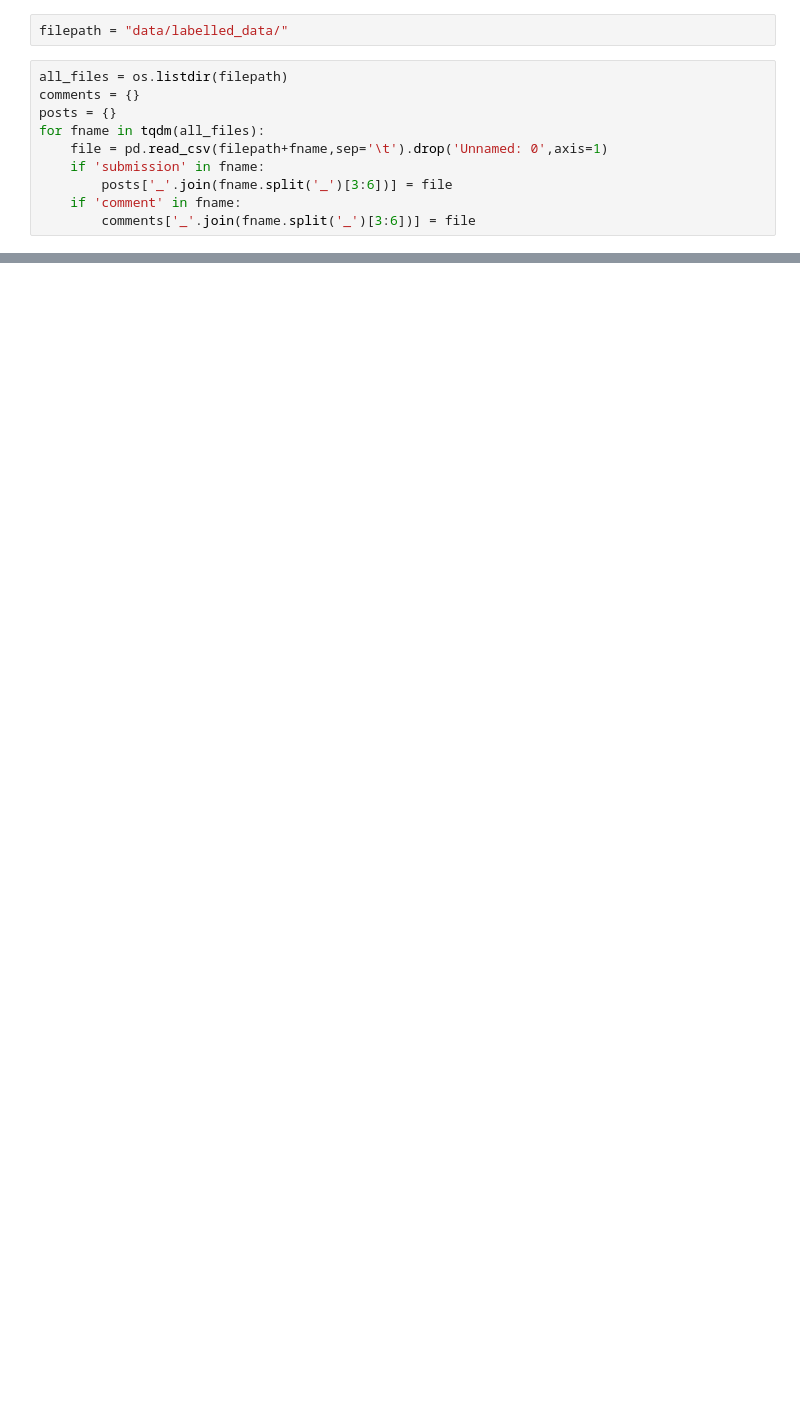
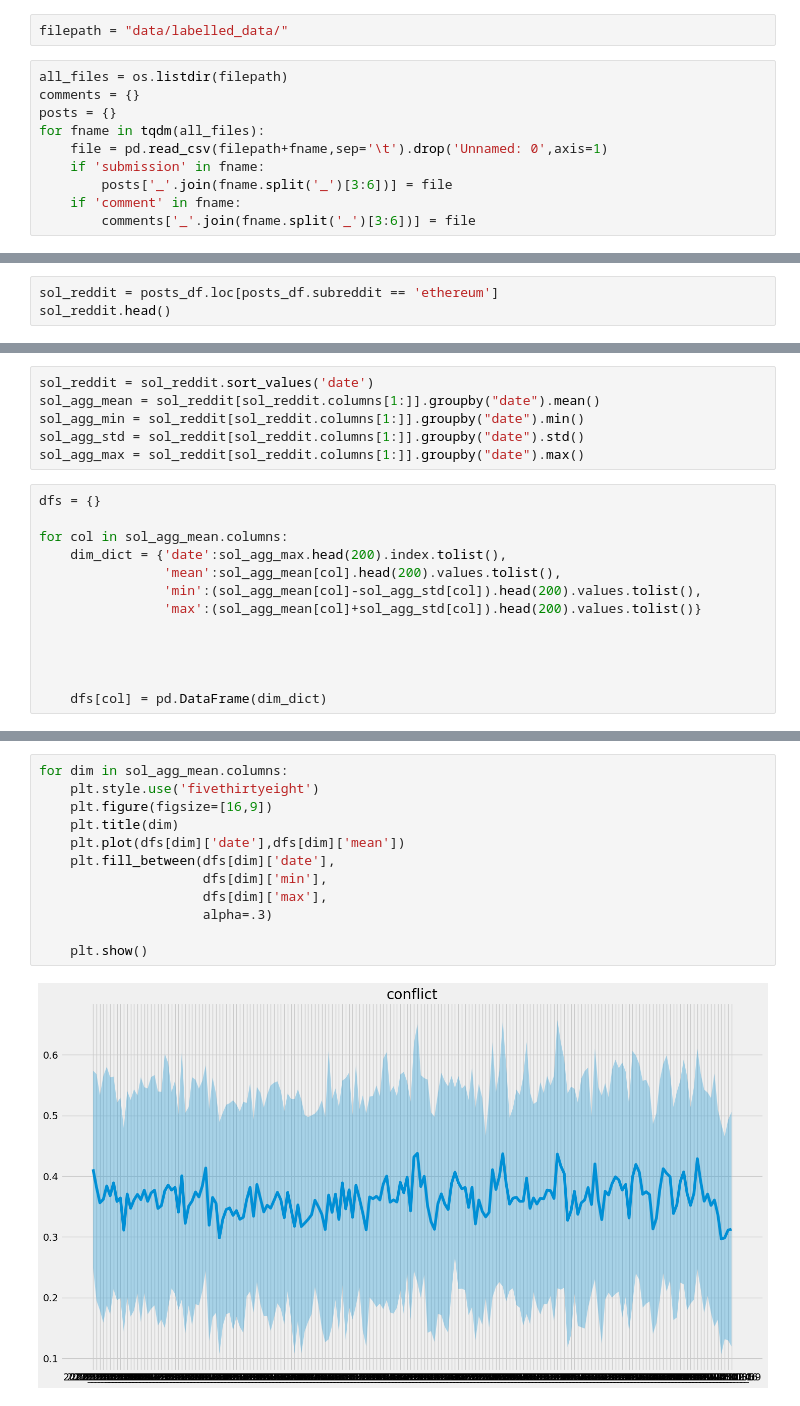
Before and after one commit to DueViktor/WildDataExam, a Jupyter notebook: CorrelationAnalysis.ipynb, the cells around one changed output, grey strips where cells are left out. Saved outputs shown, nothing was run; the diff lists cells and outputs as text; blank space fills up the shorter version.

```diff
--- a/CorrelationAnalysis.ipynb
+++ b/CorrelationAnalysis.ipynb
@@ -19,0 +120,3 @@ for fname in tqdm(all_files):
+# %%
+sol_reddit = posts_df.loc[posts_df.subreddit == 'ethereum']
+sol_reddit.head()
@@ -19,0 +135,19 @@ for fname in tqdm(all_files):
+# %%
+sol_reddit = sol_reddit.sort_values('date')
+sol_agg_mean = sol_reddit[sol_reddit.columns[1:]].groupby("date").mean()
+sol_agg_min = sol_reddit[sol_reddit.columns[1:]].groupby("date").min()
+sol_agg_std = sol_reddit[sol_reddit.columns[1:]].groupby("date").std()
+sol_agg_max = sol_reddit[sol_reddit.columns[1:]].groupby("date").max()
+# %%
+dfs = {}
+
+for col in sol_agg_mean.columns:
+    dim_dict = {'date':sol_agg_max.head(200).index.tolist(),
+                'mean':sol_agg_mean[col].head(200).values.tolist(),
+                'min':(sol_agg_mean[col]-sol_agg_std[col]).head(200).values.tolist(),
+                'max':(sol_agg_mean[col]+sol_agg_std[col]).head(200).values.tolist()}
+
+
+
+
+    dfs[col] = pd.DataFrame(dim_dict)
@@ -19,0 +170,14 @@ for fname in tqdm(all_files):
+# %%
+for dim in sol_agg_mean.columns:
+    plt.style.use('fivethirtyeight')
+    plt.figure(figsize=[16,9])
+    plt.title(dim)
+    plt.plot(dfs[dim]['date'],dfs[dim]['mean'])
+    plt.fill_between(dfs[dim]['date'],
+                     dfs[dim]['min'],
+                     dfs[dim]['max'],
+                     alpha=.3)
+
+    plt.show()
+# %% [output]
+[figure, added]
```
Also changed, not shown: parts of 16 cells of this notebook, 3 other files.
